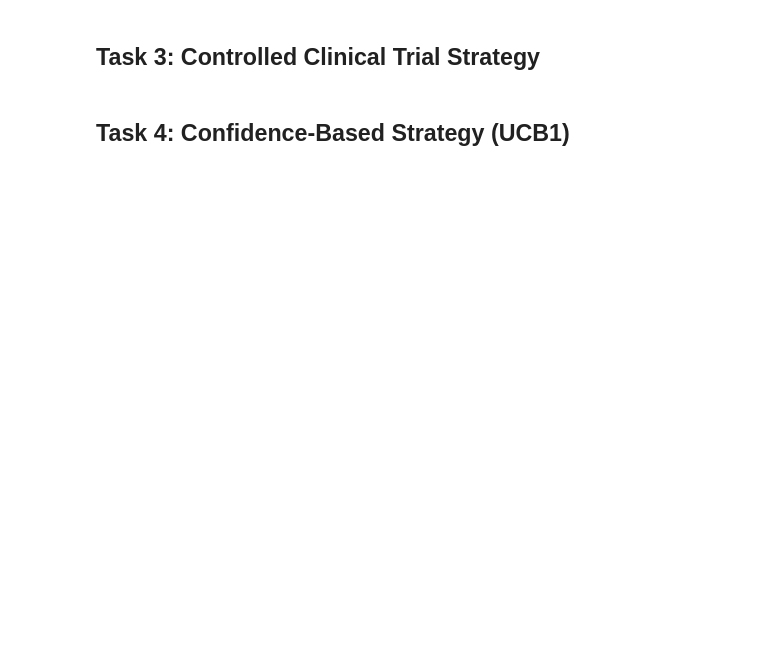
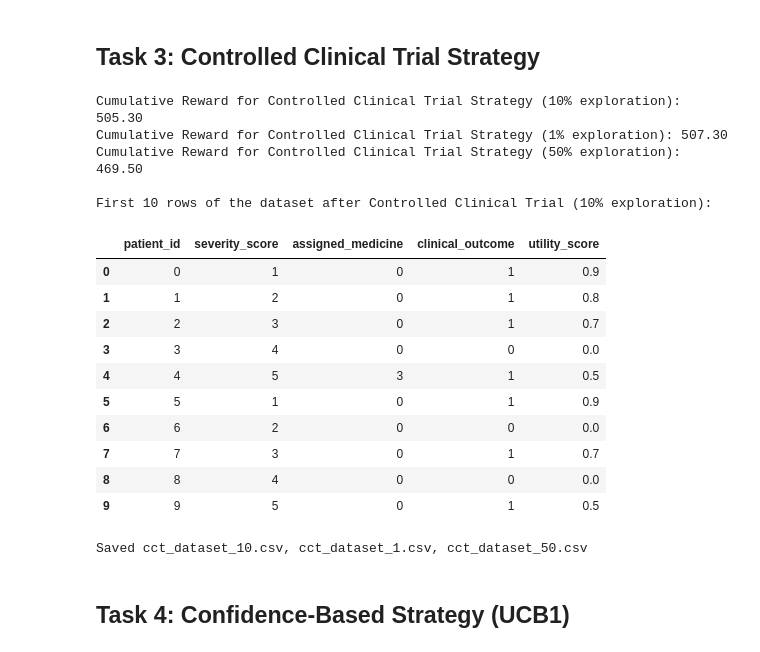
Before and after one commit to Partho-SD/DRL-MAB, a Jupyter notebook: DRL_MAB_Assignment1.ipynb, the cells around one changed output. Saved outputs shown, nothing was run; the diff lists cells and outputs as text; code cells hidden in the pictures; blank space fills up the shorter version.

```diff
--- a/DRL_MAB_Assignment1.ipynb
+++ b/DRL_MAB_Assignment1.ipynb
@@ -144,55 +186,64 @@ def controlled_clinical_trial_strategy(num_patients, K, Pi, dataset_df, explorat
         else: # Exploit
             # Choose the best medicine based on average reward (stored as running average)
             # Handle cases where a medicine hasn't been tested yet to avoid division by zero
-            # Prioritize untested arms for exploitation in a controlled manner
-            avg_rewards = []
-            for i in range(K):
-                if medicine_counts[i] > 0:
-                    avg_rewards.append(medicine_rewards[i])
-                else:
-                    # If a medicine hasn't been tested, give it a high 'potential' reward
-                    # to encourage testing, but not too high to dominate if others are good.
-                    # A simple approach could be to treat it as having 0 reward for now
-                    # and ensure argmax handles this by picking the first one, or give a slightly negative value.
-                    # For now, let's make it 0 to avoid division by zero errors with medicine_counts[i] = 0
-                    avg_rewards.append(0.0) # Or -1 to make it less attractive initially if others have positive rewards
-
-            if all(ar <= 0 for ar in avg_rewards):
-                assigned_medicine = random.randrange(K)
-            else:
-                assigned_medicine = np.argmax(avg_rewards)
+            # Prioritize untested arms for exploitation in a controlled manne
+            avg_rewards = [medicine_rewards[i] if medicine_counts[i] > 0 else 0 for i in range(K)]
+            assigned_medicine = np.argmax(avg_rewards)
 
         severity = dataset_df.loc[patient_idx, 'severity_score']
         clinical_outcome, utility_score = simulate_patient_outcome(assigned_medicine, severity, Pi)
 
         # Update statistics using incremental average: avg += (reward - avg) / n
         medicine_counts[assigned_medicine] += 1
         medicine_rewards[assigned_medicine] += (utility_score - medicine_rewards[assigned_medicine]) / medicine_counts[assigned_medicine]
         cumulative_reward += utility_score
 
         strategy_dataset.loc[patient_idx, 'assigned_medicine'] = assigned_medicine
         strategy_dataset.loc[patient_idx, 'clinical_outcome'] = clinical_outcome
         strategy_dataset.loc[patient_idx, 'utility_score'] = utility_score
 
     return cumulative_reward, strategy_dataset
 
 # Run the Controlled Clinical Trial Strategy with 10% exploration
 exploration_rate_10 = 0.1
 cumulative_reward_cct_10, cct_dataset_10 = controlled_clinical_trial_strategy(num_patients_total, K, Pi, dataset.copy(), exploration_rate_10)
 print(f"Cumulative Reward for Controlled Clinical Trial Strategy (10% exploration): {cumulative_reward_cct_10:.2f}")
 
 # Run the Controlled Clinical Trial Strategy with 1% exploration
 exploration_rate_1 = 0.01
 cumulative_reward_cct_1, cct_dataset_1 = controlled_clinical_trial_strategy(num_patients_total, K, Pi, dataset.copy(), exploration_rate_1)
 print(f"Cumulative Reward for Controlled Clinical Trial Strategy (1% exploration): {cumulative_reward_cct_1:.2f}")
 
 # Run the Controlled Clinical Trial Strategy with 50% exploration
 exploration_rate_50 = 0.5
 cumulative_reward_cct_50, cct_dataset_50 = controlled_clinical_trial_strategy(num_patients_total, K, Pi, dataset.copy(), exploration_rate_50)
 print(f"Cumulative Reward for Controlled Clinical Trial Strategy (50% exploration): {cumulative_reward_cct_50:.2f}")
 
 print("\nFirst 10 rows of the dataset after Controlled Clinical Trial (10% exploration):")
 display(cct_dataset_10.head(10))
+
+cct_dataset_10.to_csv('cct_dataset_10.csv', index=False)
+cct_dataset_1.to_csv('cct_dataset_1.csv', index=False)
+cct_dataset_50.to_csv('cct_dataset_50.csv', index=False)
+print("Saved cct_dataset_10.csv, cct_dataset_1.csv, cct_dataset_50.csv")
+# %% [output]
+Cumulative Reward for Controlled Clinical Trial Strategy (10% exploration): 505.30
+Cumulative Reward for Controlled Clinical Trial Strategy (1% exploration): 507.30
+Cumulative Reward for Controlled Clinical Trial Strategy (50% exploration): 469.50
+
+First 10 rows of the dataset after Controlled Clinical Trial (10% exploration):
+|  | patient_id | severity_score | assigned_medicine | clinical_outcome | utility_score |
+| 0 | 0 | 1 | 0 | 1 | 0.9 |
+| 1 | 1 | 2 | 0 | 1 | 0.8 |
+| 2 | 2 | 3 | 0 | 1 | 0.7 |
+| 3 | 3 | 4 | 0 | 0 | 0.0 |
+| 4 | 4 | 5 | 3 | 1 | 0.5 |
+| 5 | 5 | 1 | 0 | 1 | 0.9 |
+| 6 | 6 | 2 | 0 | 0 | 0.0 |
+| 7 | 7 | 3 | 0 | 1 | 0.7 |
+| 8 | 8 | 4 | 0 | 0 | 0.0 |
+| 9 | 9 | 5 | 0 | 1 | 0.5 |
+Saved cct_dataset_10.csv, cct_dataset_1.csv, cct_dataset_50.csv
 # %% [markdown]
 ## Task 4: Confidence-Based Strategy (UCB1)
 # %%
```
Also changed, not shown: parts of 8 cells of this notebook.
